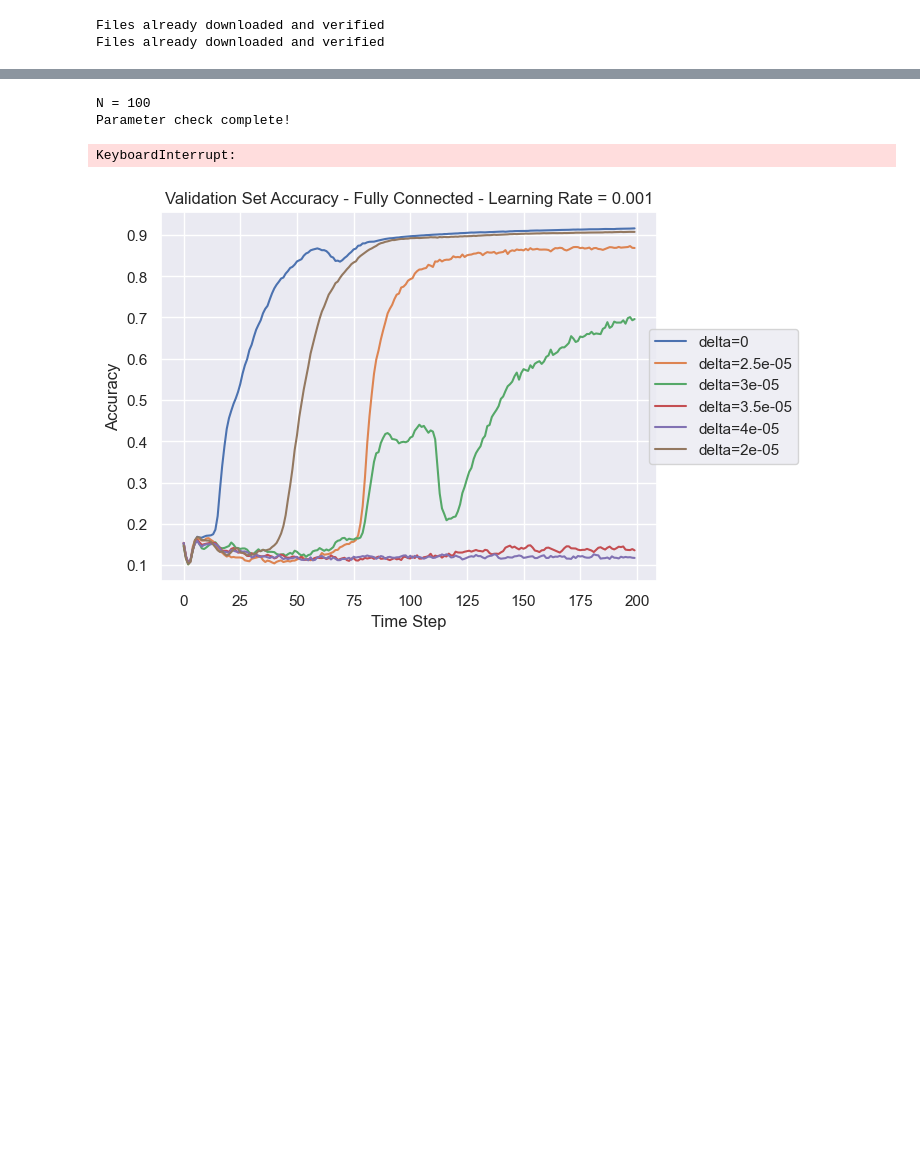
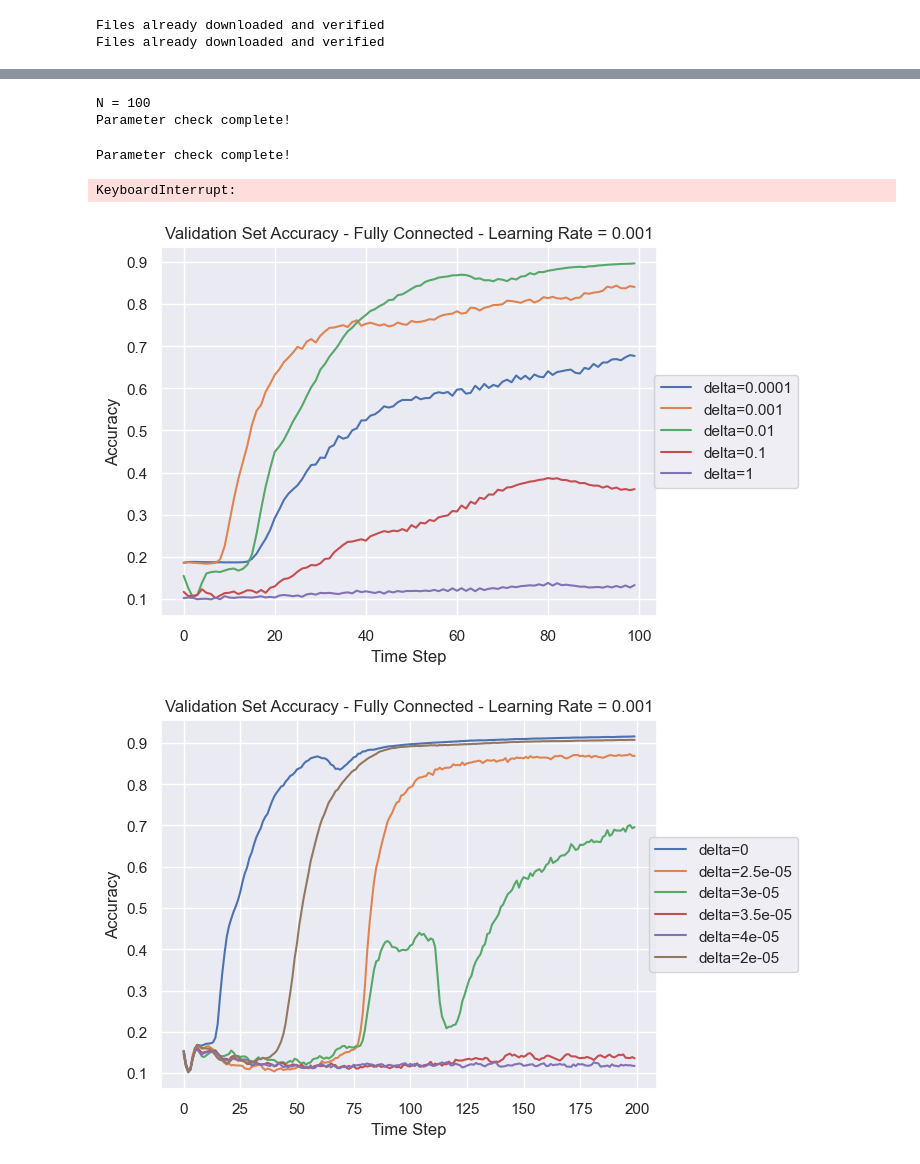
Before and after one commit to michael-cummins/FedBack, a Jupyter notebook: experiments/cifar.ipynb, the cells around one changed output, grey strips where cells are left out. Cells and saved outputs as stored; diff of their text form; code cells hidden in the pictures; blank space fills up the shorter version.

Commit message:
same param initialisation working

```diff
--- a/experiments/cifar.ipynb
+++ b/experiments/cifar.ipynb
@@ -104,8 +104,8 @@ test_loader = DataLoader(mnist_testset, batch_size=batch_size, shuffle=True)
 val_loader = DataLoader(val_dataset, batch_size=batch_size, shuffle=True)
 # %%
 lr = 0.001
-rho = 0.001
-deltas = [0,0,4.25e-5, 4.5e-5, 5e-5, 3.5e-5, 4e-5, 0]
+deltas = [1e-6, 3e-6, 6e-6, 1e-5, 1.5e-5, 0]
+rho = 0.01
 rhos = [0.0001, 0.001, 0.01, 0.1, 1]
 t_max = 100
 loaders = train_loaders
@@ -124,31 +124,39 @@ for loader in loaders:
 global_model = FCNet(in_channels=784, hidden1=200, hidden2=None, out_channels=10)
 global_params =  [val.cpu().numpy() for _, val in global_model.state_dict().items()]
 
-for i, rho in enumerate(rhos):
+for i, delta in enumerate(deltas):
 
-    agents = [
-        FedConsensus(
-            N=len(loaders),
-            delta=0,
-            rho=rho,
-            model=FCNet(in_channels=784, hidden1=200, hidden2=None, out_channels=10),
-            loss=nn.CrossEntropyLoss(),
-            train_loader=loader,
-            epochs=1,
-            data_ratio=len(loader.dataset)/_N,
-            device=device,
-            lr=lr
-        ) for loader in loaders
-    ]
+    agents = []
+    for loader in loaders:
+        torch.manual_seed(78)
+        model = FCNet(in_channels=784, hidden1=200, hidden2=None, out_channels=10)
+        agents.append(
+            FedConsensus(
+                N=len(loaders),
+                delta=delta,
+                rho=rho,
+                model=model,
+                loss=nn.CrossEntropyLoss(),
+                train_loader=loader,
+                epochs=1,
+                data_ratio=len(loader.dataset)/_N,
+                device=device,
+                lr=lr
+            )
+        )
 
-    # if i == 1:
-    #     for agent in agents:
-    #         agent.set_parameters(global_params)
 
     # Broadcast average to all agents and check if equal
-    # avg = average_params([agent.model.parameters() for agent in agents])
     for agent in agents:
         agent.primal_avg = average_params([agent.model.parameters() for agent in agents])
+
+    # Check that all agents start with same params
+    for agent1 in agents:
+        for agent2 in agents:
+            for param1, param2 in zip(agent1.model.parameters(), agent2.model.parameters()):
+                if not torch.equal(param1, param2): raise ValueError("Initial params aren't equal")
+
+    # Check to make sure they all start with the same average
     for agent1 in agents:
         for agent2 in agents:
             for param1, param2 in zip(agent1.primal_avg, agent2.primal_avg):
@@ -167,23 +175,24 @@ for i, rho in enumerate(rhos):
     loads.append(server.comm)
     accs = server.validate(loader=test_loader)
     test_accs.append(sum(accs)/len(accs))
-
-    # if i == 1: break
 # %% [output]
 N = 100
 Parameter check complete!
-KeyboardInterrupt:
+Parameter check complete!
+KeyboardInterrupt:
 # %%
 T = range(t_max)
 # Plot accuracies
 lab = ['random', 'same']
-for acc, delta in zip(acc_per_delta[:2], lab):
-    plt.plot(T, acc, label=f'delta={delta}')
+for acc, rho in zip(acc_per_delta, rhos):
+    plt.plot(T, acc, label=f'delta={rho}')
 plt.legend(loc='center right', bbox_to_anchor=(1.3, 0.5))
 plt.xlabel('Time Step')
 plt.ylabel('Accuracy')
 plt.title('Validation Set Accuracy - Fully Connected - Learning Rate = 0.001')
 plt.show()
+# %% [output]
+[figure, added]
 # %%
 T = range(t_max)
 # Plot accuracies
```
Also changed, not shown: parts of 1 cell of this notebook, 2 other files.
